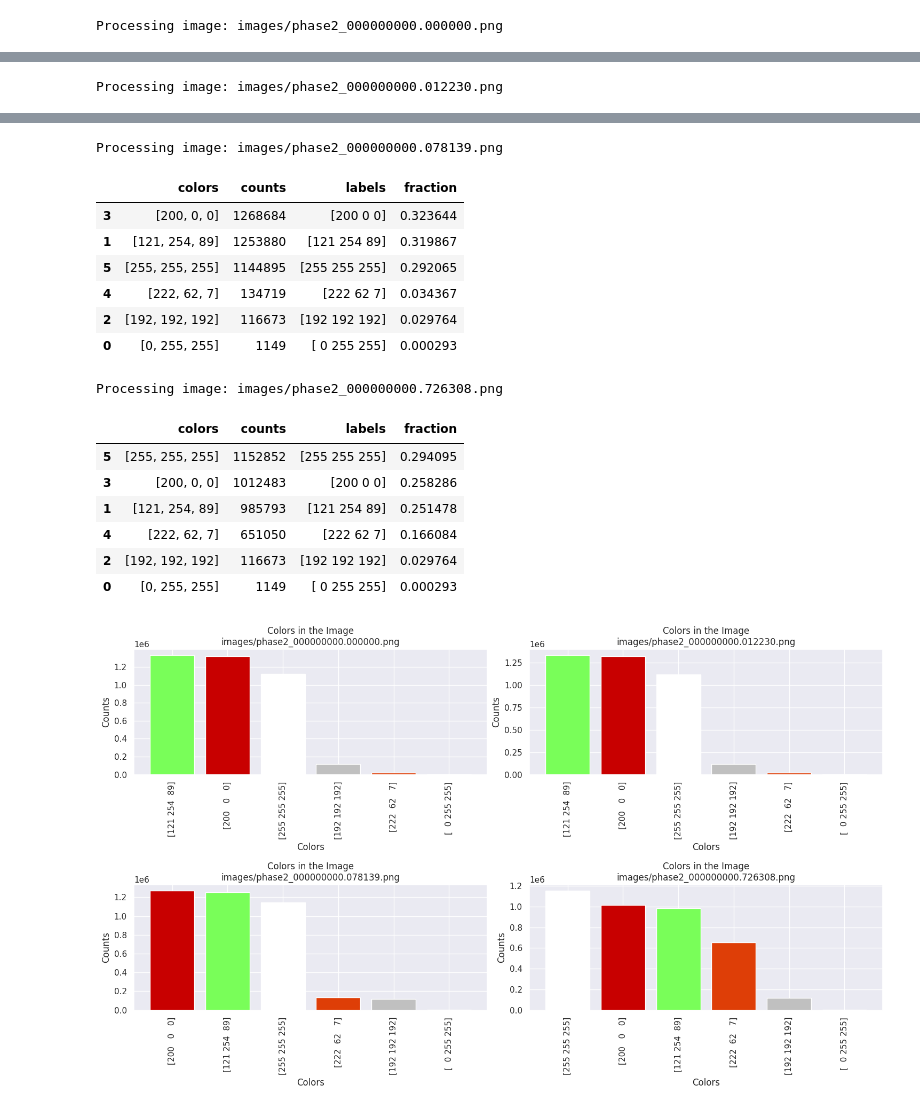
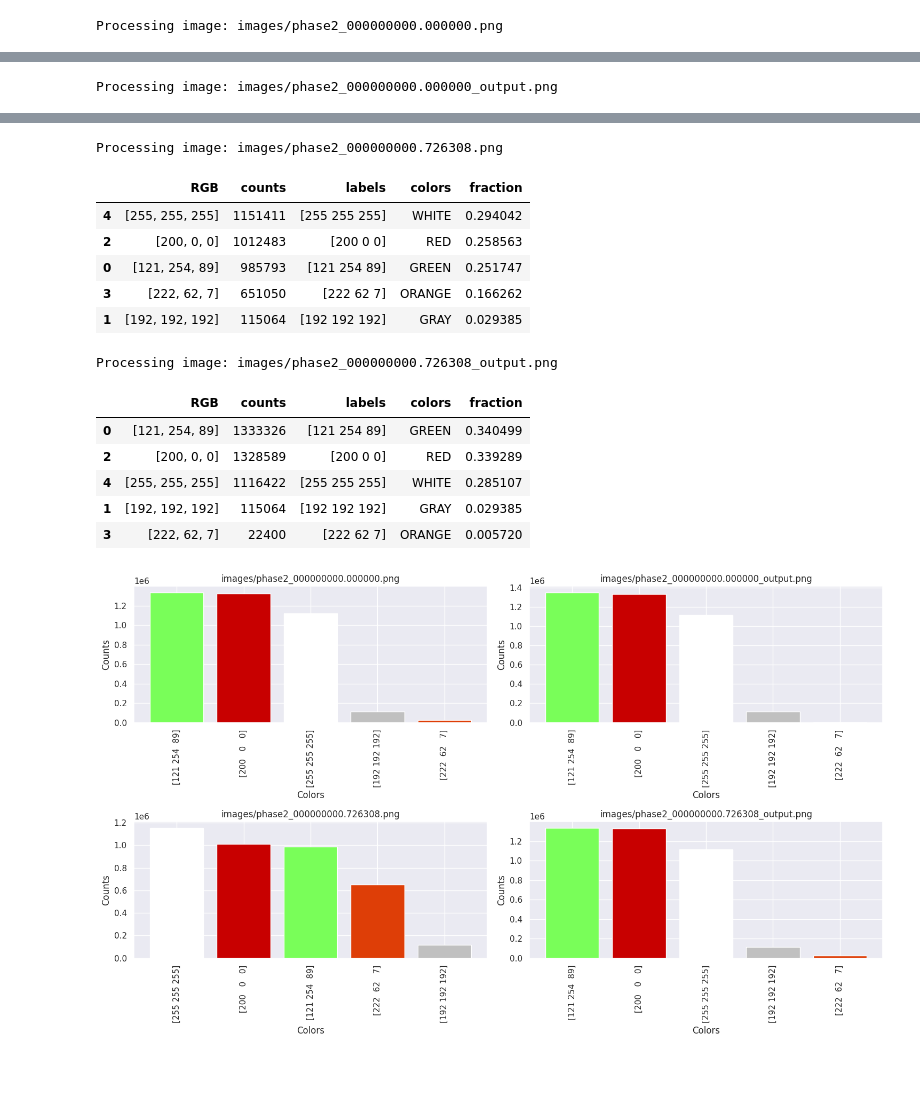
Before and after one commit to michaelsouza/CleanFlowPNG, a Jupyter notebook: analysis.ipynb, the cells around one changed output, grey strips where cells are left out. Saved outputs shown, nothing was run; the diff lists cells and outputs as text; code cells hidden in the pictures; blank space fills up the shorter version.

```diff
--- a/analysis.ipynb
+++ b/analysis.ipynb
@@ -15,11 +15,33 @@ def get_colors(image_np):
     colors, counts = np.unique(image_np.reshape(-1, image_np.shape[2]), axis=0, return_counts=True)
     return colors, counts
 
+def get_color_name(rgb:np.array):
+    """Get the name of the color using the RGB values."""
+    # [121 254  89] -> GREEN
+    # [255 255 255] -> WHITE
+    # [200   0   0]	-> RED
+    # [192 192 192] -> GRAY
+    # [222  62   7] -> ORANGE
+
+    if np.array_equal(rgb, [121, 254, 89]):
+        return 'GREEN'
+    elif np.array_equal(rgb, [255, 255, 255]):
+        return 'WHITE'
+    elif np.array_equal(rgb, [200, 0, 0]):
+        return 'RED'
+    elif np.array_equal(rgb, [192, 192, 192]):
+        return 'GRAY'
+    elif np.array_equal(rgb, [222, 62, 7]):
+        return 'ORANGE'
+    else:
+        return 'UNKNOWN'
+
 def create_dataframe(colors, counts):
     """Create a dataframe with colors and their counts."""
-    df = pd.DataFrame({'colors': colors.tolist(), 'counts': counts})
-    df['colors'] = df['colors'].apply(lambda x: np.array(x))
-    df['labels'] = df['colors'].apply(lambda x: str(x))
+    df = pd.DataFrame({'RGB': colors.tolist(), 'counts': counts})
+    df['RGB'] = df['RGB'].apply(lambda x: np.array(x))
+    df['labels'] = df['RGB'].apply(lambda x: str(x))
+    df['colors'] = df['RGB'].apply(lambda x: get_color_name(x))
     df['fraction'] = df['counts'] / df['counts'].sum()
     df.sort_values('counts', ascending=False, inplace=True)
     display(df)
@@ -27,10 +49,10 @@ def create_dataframe(colors, counts):
 
 def plot_color_histogram(df, ax, image_path):
     """Plot a bar chart of the colors using seaborn."""
-    ax.bar(df['labels'], df['counts'], color=df['colors'] / 255.0)
+    ax.bar(df['labels'], df['counts'], color=df['RGB'] / 255.0)
     ax.set_xlabel('Colors')
     ax.set_ylabel('Counts')
-    ax.set_title(f'Colors in the Image\n{image_path}')
+    ax.set_title(f'{image_path}')
     ax.set_xticks(range(len(df['labels'])))
     ax.set_xticklabels(df['labels'], rotation=90)
 
@@ -52,9 +74,11 @@ def main(image_paths):
 # List of images to process
 image_paths = [
     'images/phase2_000000000.000000.png',
-    'images/phase2_000000000.012230.png',
-    'images/phase2_000000000.078139.png',
+    'images/phase2_000000000.000000_output.png',
+    # 'images/phase2_000000000.012230.png',
+    # 'images/phase2_000000000.078139.png',
     'images/phase2_000000000.726308.png',
+    'images/phase2_000000000.726308_output.png',
 ]
 
 # Run the main workflow
@@ -71 +94 @@ Processing image: images/phase2_000000000.000000.png
-Processing image: images/phase2_000000000.012230.png
+Processing image: images/phase2_000000000.000000_output.png
@@ -79,17 +101,15 @@ Processing image: images/phase2_000000000.012230.png
-Processing image: images/phase2_000000000.078139.png
+Processing image: images/phase2_000000000.726308.png
-|  | colors | counts | labels | fraction |
-| 3 | [200, 0, 0] | 1268684 | [200 0 0] | 0.323644 |
-| 1 | [121, 254, 89] | 1253880 | [121 254 89] | 0.319867 |
-| 5 | [255, 255, 255] | 1144895 | [255 255 255] | 0.292065 |
-| 4 | [222, 62, 7] | 134719 | [222 62 7] | 0.034367 |
-| 2 | [192, 192, 192] | 116673 | [192 192 192] | 0.029764 |
-| 0 | [0, 255, 255] | 1149 | [ 0 255 255] | 0.000293 |
+|  | RGB | counts | labels | colors | fraction |
+| 4 | [255, 255, 255] | 1151411 | [255 255 255] | WHITE | 0.294042 |
+| 2 | [200, 0, 0] | 1012483 | [200 0 0] | RED | 0.258563 |
+| 0 | [121, 254, 89] | 985793 | [121 254 89] | GREEN | 0.251747 |
+| 3 | [222, 62, 7] | 651050 | [222 62 7] | ORANGE | 0.166262 |
+| 1 | [192, 192, 192] | 115064 | [192 192 192] | GRAY | 0.029385 |
-Processing image: images/phase2_000000000.726308.png
+Processing image: images/phase2_000000000.726308_output.png
-|  | colors | counts | labels | fraction |
-| 5 | [255, 255, 255] | 1152852 | [255 255 255] | 0.294095 |
-| 3 | [200, 0, 0] | 1012483 | [200 0 0] | 0.258286 |
-| 1 | [121, 254, 89] | 985793 | [121 254 89] | 0.251478 |
-| 4 | [222, 62, 7] | 651050 | [222 62 7] | 0.166084 |
-| 2 | [192, 192, 192] | 116673 | [192 192 192] | 0.029764 |
-| 0 | [0, 255, 255] | 1149 | [ 0 255 255] | 0.000293 |
+|  | RGB | counts | labels | colors | fraction |
+| 0 | [121, 254, 89] | 1333326 | [121 254 89] | GREEN | 0.340499 |
+| 2 | [200, 0, 0] | 1328589 | [200 0 0] | RED | 0.339289 |
+| 4 | [255, 255, 255] | 1116422 | [255 255 255] | WHITE | 0.285107 |
+| 1 | [192, 192, 192] | 115064 | [192 192 192] | GRAY | 0.029385 |
+| 3 | [222, 62, 7] | 22400 | [222 62 7] | ORANGE | 0.005720 |
-[figure, old version]
+[figure, new version]
```
Also changed, not shown: parts of 1 cell of this notebook, 8 other files.
